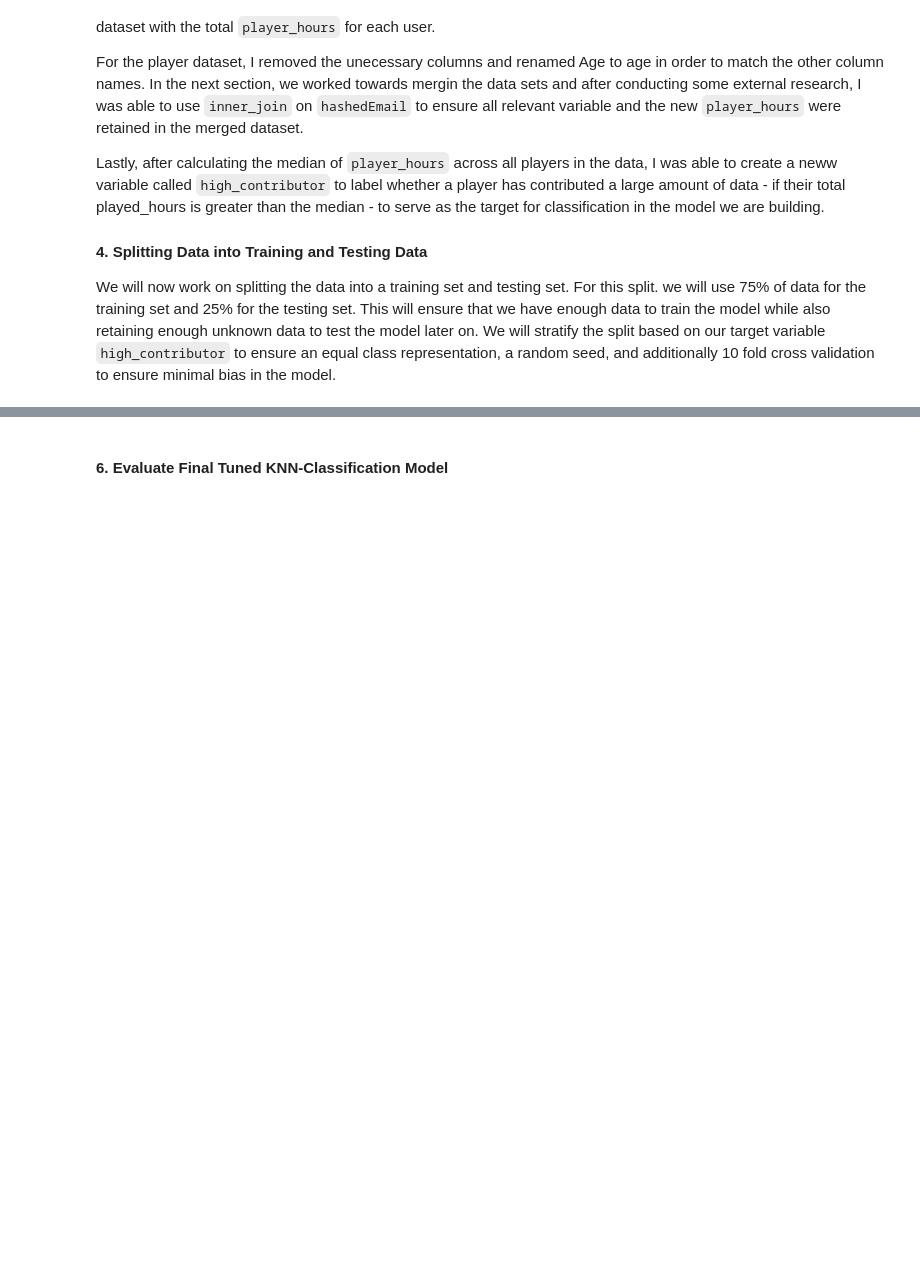
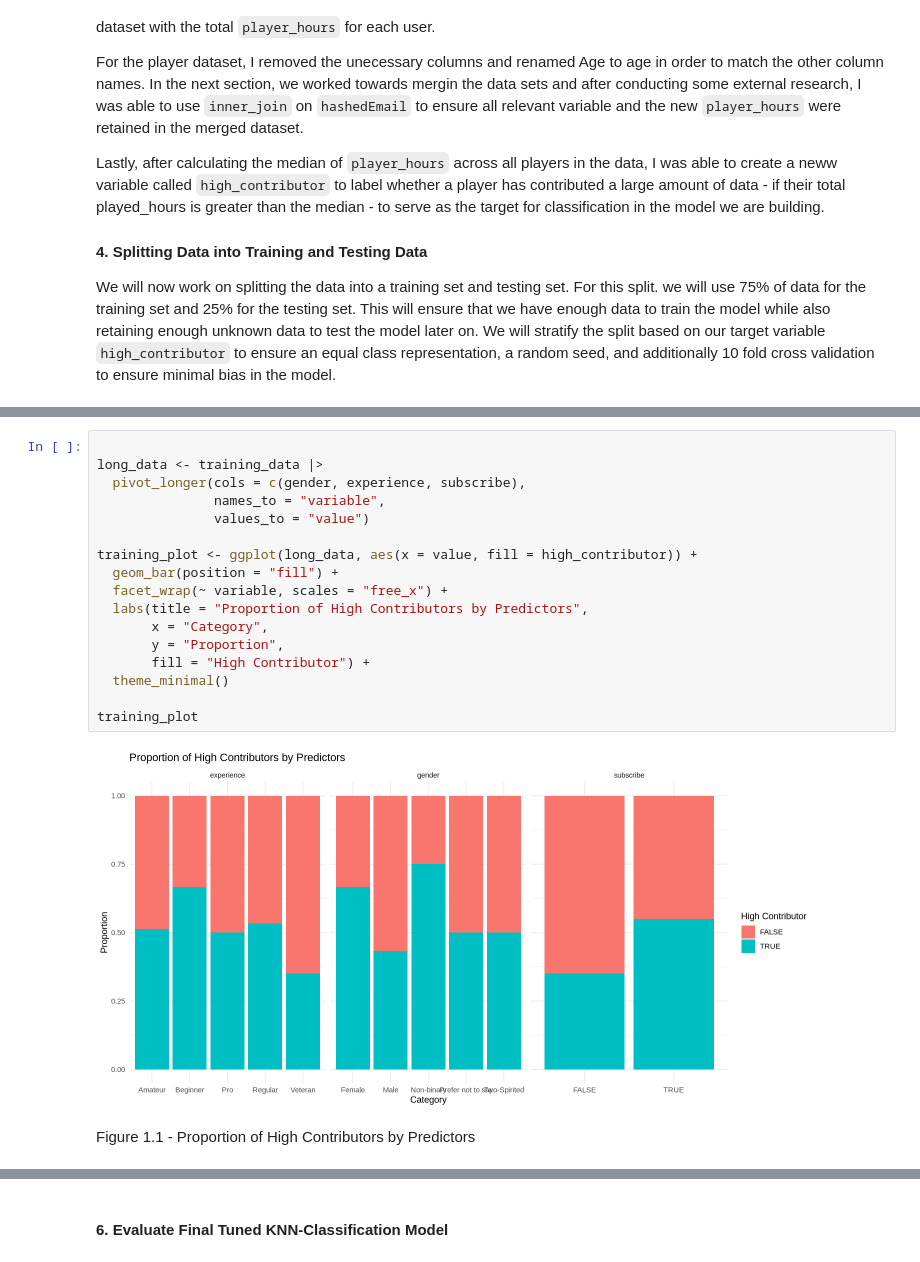
Before and after one commit to AnushriSharma/dsci-100-2025S1-project-repository, a Jupyter notebook: DSCI100Project.ipynb, the cells around one changed output, grey strips where cells are left out. Cells and saved outputs as stored; diff of their text form; blank space fills up the shorter version.

```diff
--- a/DSCI100Project.ipynb
+++ b/DSCI100Project.ipynb
@@ -252,0 +238,21 @@ A tibble: 4 × 3
+# %%
+
+long_data <- training_data |>
+  pivot_longer(cols = c(gender, experience, subscribe),
+               names_to = "variable",
+               values_to = "value")
+
+training_plot <- ggplot(long_data, aes(x = value, fill = high_contributor)) +
+  geom_bar(position = "fill") +
+  facet_wrap(~ variable, scales = "free_x") +
+  labs(title = "Proportion of High Contributors by Predictors",
+       x = "Category",
+       y = "Proportion",
+       fill = "High Contributor") +
+  theme_minimal()
+
+training_plot
+# %% [output]
+[figure, added]
+# %% [markdown]
+Figure 1.1 - Proportion of High Contributors by Predictors
```
Also changed, not shown: parts of 16 cells of this notebook.
